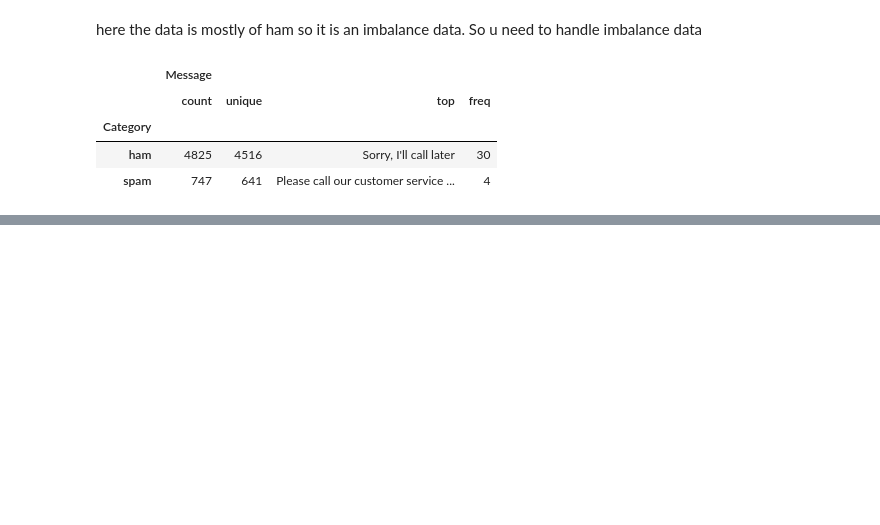
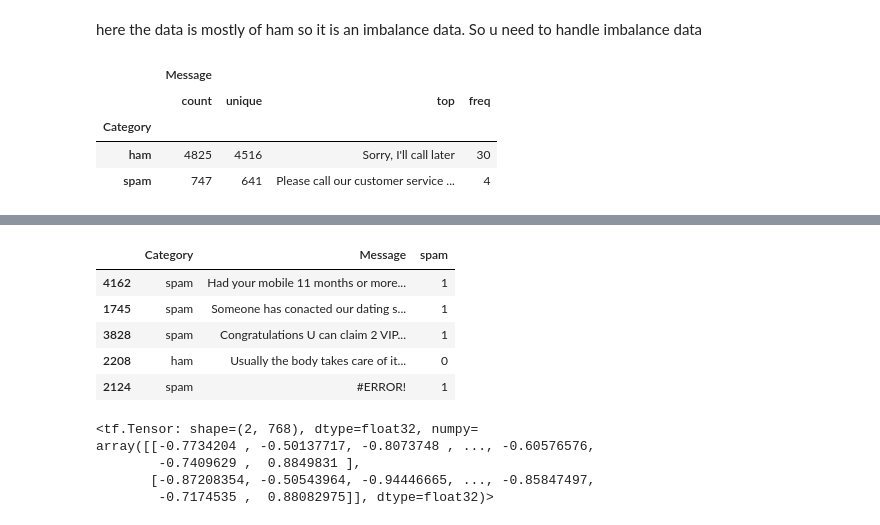
Before and after one commit to ZohanaZuthi/Spam-Detection-using-BERT, a Jupyter notebook: Spam_detection_using_BERT.ipynb, the cells around one changed output, grey strips where cells are left out. Drawn from its saved outputs; the diff is of its cells as text; code cells hidden in the pictures; blank space fills up the shorter version.

```diff
--- a/Spam_detection_using_BERT.ipynb
+++ b/Spam_detection_using_BERT.ipynb
@@ -38,0 +53,8 @@ df.groupby('Category').describe()
+# %%
+df_ham=df[df['Category']=='ham']
+# %%
+df_spam=df[df['Category']=='spam']
+# %%
+df_ham_downsampled=df_ham.sample(df_spam.shape[0])
+# %%
+df_balanced=pd.concat([df_spam,df_ham_downsampled])
@@ -38,0 +69,10 @@ df.groupby('Category').describe()
+# %%
+df_balanced['spam']=df_balanced['Category'].apply(lambda x: 1 if x=='spam' else 0)
+df_balanced.sample(5)
+# %% [output]
+|  | Category | Message | spam |
+| 4162 | spam | Had your mobile 11 months or more... | 1 |
+| 1745 | spam | Someone has conacted our dating s... | 1 |
+| 3828 | spam | Congratulations U can claim 2 VIP... | 1 |
+| 2208 | ham | Usually the body takes care of it... | 0 |
+| 2124 | spam | #ERROR! | 1 |
@@ -38,0 +90,11 @@ df.groupby('Category').describe()
+# %%
+def get_sentence_embeding(sentence):
+  preprocessed_text=bert_preprocess(sentence)
+  return bert_encoder(preprocessed_text)['pooled_output']
+get_sentence_embeding(['500$ discount, hurry up','Bhavin, are you up for a volleybal game tomorrow?'])
+# %% [output]
+<tf.Tensor: shape=(2, 768), dtype=float32, numpy=
+array([[-0.7734204 , -0.50137717, -0.8073748 , ..., -0.60576576,
+        -0.7409629 ,  0.8849831 ],
+       [-0.87208354, -0.50543964, -0.94446665, ..., -0.85847497,
+        -0.7174535 ,  0.88082975]], dtype=float32)>
```
Also changed, not shown: parts of 10 cells of this notebook.
